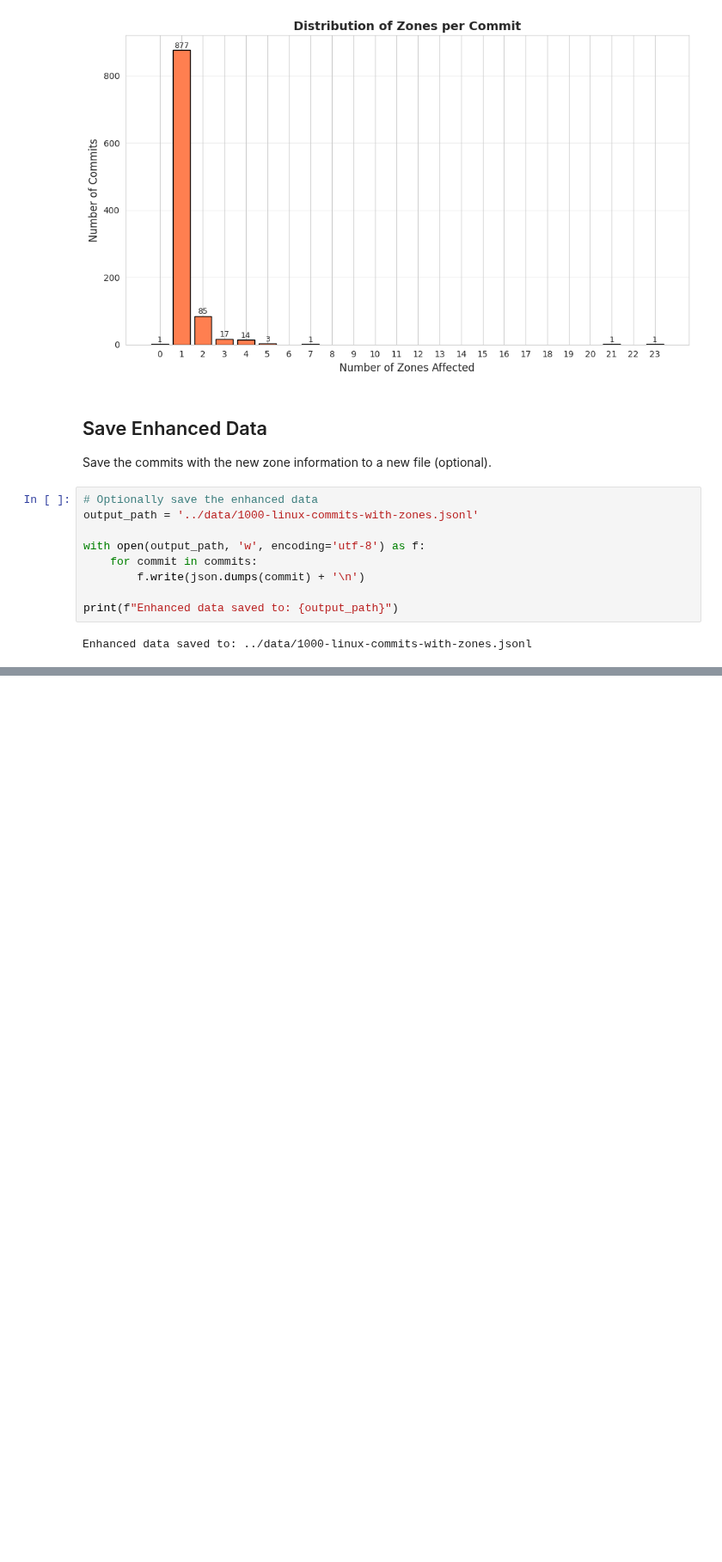
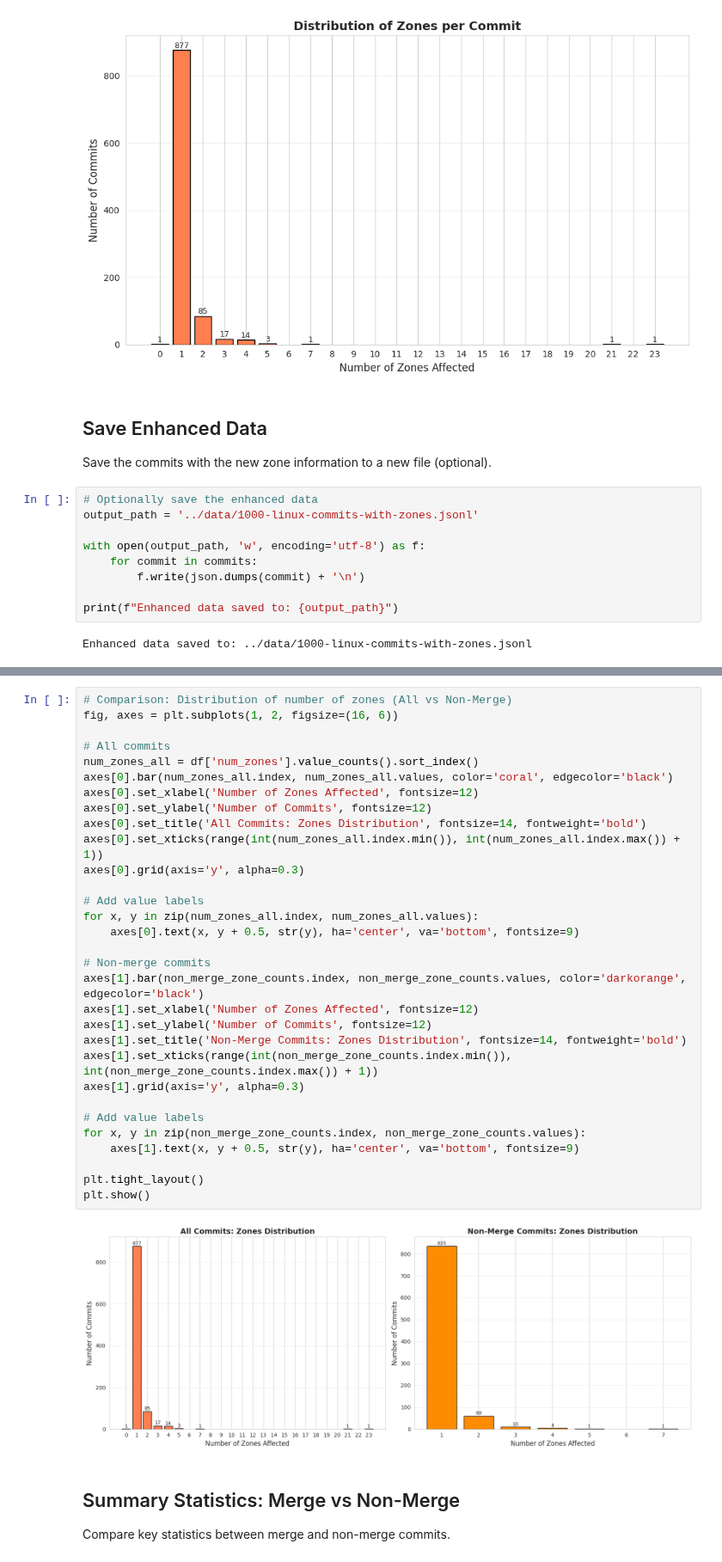
Before and after one commit to Maes95/llm-commit-classification, a Jupyter notebook: zone_analysis/zone_analysis.ipynb, the cells around one changed output, grey strips where cells are left out. Shown at 86% size. Saved outputs shown, nothing was run; the diff lists cells and outputs as text; blank space fills up the shorter version.

```diff
--- a/zone_analysis/zone_analysis.ipynb
+++ b/zone_analysis/zone_analysis.ipynb
@@ -259,0 +379,37 @@ Enhanced data saved to: ../data/1000-linux-commits-with-zones.jsonl
+# %%
+# Comparison: Distribution of number of zones (All vs Non-Merge)
+fig, axes = plt.subplots(1, 2, figsize=(16, 6))
+
+# All commits
+num_zones_all = df['num_zones'].value_counts().sort_index()
+axes[0].bar(num_zones_all.index, num_zones_all.values, color='coral', edgecolor='black')
+axes[0].set_xlabel('Number of Zones Affected', fontsize=12)
+axes[0].set_ylabel('Number of Commits', fontsize=12)
+axes[0].set_title('All Commits: Zones Distribution', fontsize=14, fontweight='bold')
+axes[0].set_xticks(range(int(num_zones_all.index.min()), int(num_zones_all.index.max()) + 1))
+axes[0].grid(axis='y', alpha=0.3)
+
+# Add value labels
+for x, y in zip(num_zones_all.index, num_zones_all.values):
+    axes[0].text(x, y + 0.5, str(y), ha='center', va='bottom', fontsize=9)
+
+# Non-merge commits
+axes[1].bar(non_merge_zone_counts.index, non_merge_zone_counts.values, color='darkorange', edgecolor='black')
+axes[1].set_xlabel('Number of Zones Affected', fontsize=12)
+axes[1].set_ylabel('Number of Commits', fontsize=12)
+axes[1].set_title('Non-Merge Commits: Zones Distribution', fontsize=14, fontweight='bold')
+axes[1].set_xticks(range(int(non_merge_zone_counts.index.min()), int(non_merge_zone_counts.index.max()) + 1))
+axes[1].grid(axis='y', alpha=0.3)
+
+# Add value labels
+for x, y in zip(non_merge_zone_counts.index, non_merge_zone_counts.values):
+    axes[1].text(x, y + 0.5, str(y), ha='center', va='bottom', fontsize=9)
+
+plt.tight_layout()
+plt.show()
+# %% [output]
+[figure, added]
+# %% [markdown]
+## Summary Statistics: Merge vs Non-Merge
+
+Compare key statistics between merge and non-merge commits.
```
Also changed, not shown: parts of 7 cells of this notebook.
